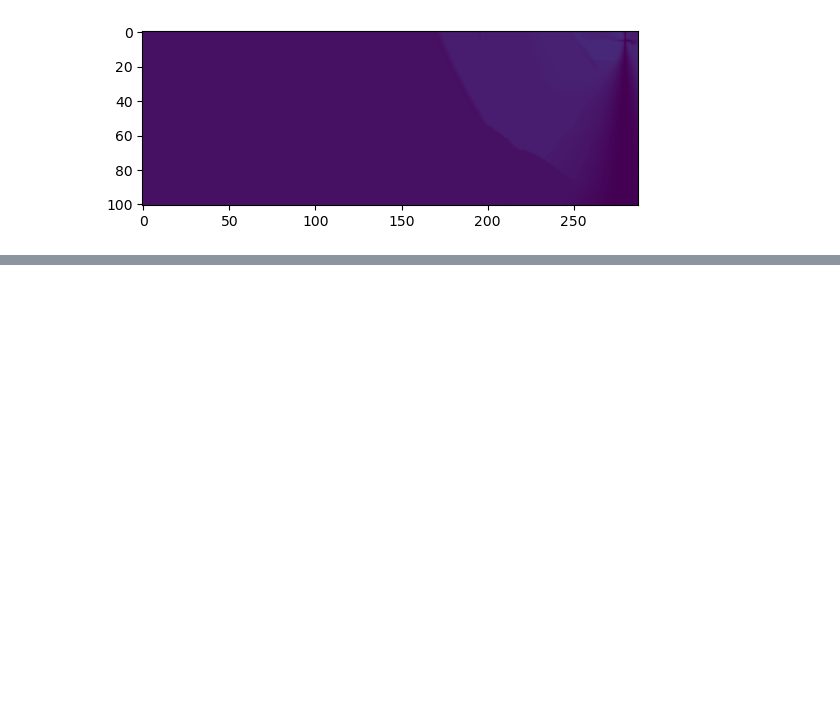
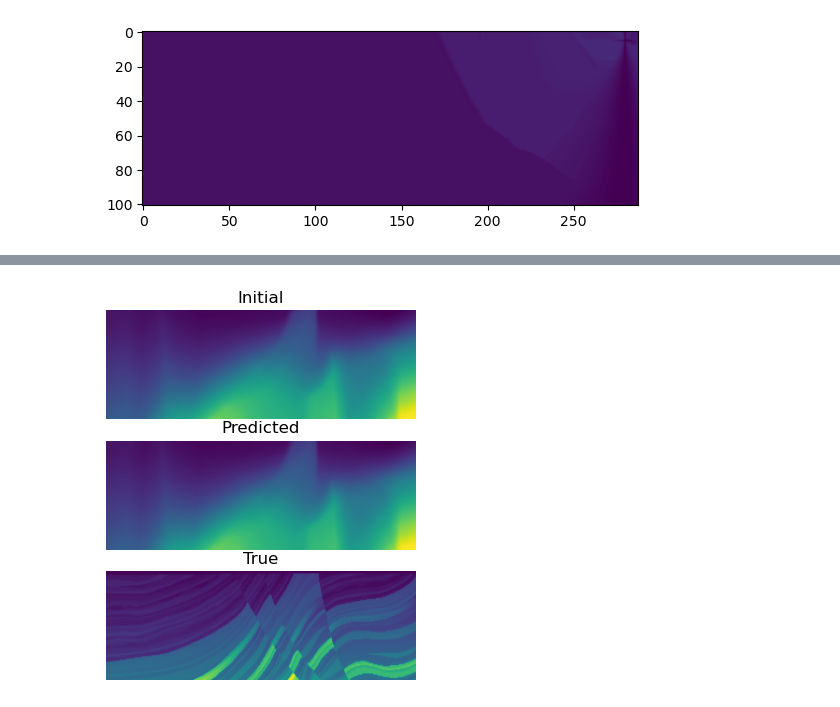
Before and after one commit to chenyk1990/mlnb, a Jupyter notebook: DL_PINN_tomo_pyekfmm.ipynb, the cells around one changed output, grey strips where cells are left out. Cells and saved outputs as stored; diff of their text form; code cells hidden in the pictures; blank space fills up the shorter version.

```diff
--- a/DL_PINN_tomo_pyekfmm.ipynb
+++ b/DL_PINN_tomo_pyekfmm.ipynb
@@ -639,0 +1163,38 @@ Epoch: 950, Loss: 0.0001062151146470569
+# %%
+args.plotting_factor=1
+args.depth_shift='n'
+
+if args.exp_function=='y':
+    rec_op = (1-np.exp((Z.reshape(nz,nx,len(id_sou_x))-z[args.zid_receiver])**args.exp_factor))
+else:
+    rec_op = Z.reshape(nz,nx,len(id_sou_x))
+
+input_wsrc = [i.ravel() for i in input_wsrc]
+pde_loader, ic = create_dataloader2d(input_wsrc, sx, np.ones_like(sx)*sz.reshape(-1,),
+                                   shuffle=False, fast_loader=True, device='cpu')
+v_pred = evaluate_velocity(v_model, pde_loader)
+
+tau_pred = evaluate_tau(tau_model, pde_loader)
+tau_pred = tau_pred.detach().numpy().reshape(nz,nx,len(id_sou_x))
+
+if args.factorization_type=='multiplicative':
+    t_pred = (taud.reshape(nz,nx,len(id_sou_x)) + rec_op*tau_pred)*T0.reshape(nz,nx,len(id_sou_x))
+else:
+    t_pred = taud.reshape(nz,nx,len(id_sou_x)) + rec_op*tau_pred.reshape(nz,nx,len(id_sou_x)) + T0.reshape(nz,nx,len(id_sou_x))
+
+v_init = evaluate_velocity(v_model, pde_loader)
+tau_init = evaluate_tau(tau_model, pde_loader)
+
+v_pred = v_pred.detach().numpy().reshape(nz,nx,len(id_sou_x))[:,:,0]
+v_init = v_init.detach().numpy().reshape(nz,nx,len(id_sou_x))[:,:,0]
+v_true = velmodel.reshape(Z.shape)[::1,:,0]
+
+T_data = numerical_traveltime2d_pyekfmm(vel, len(x), len(z), len(id_sou_x), xmin, zmin, deltax, deltaz, id_sou_x, id_sou_z)
+t_pred, T_data, T0 = t_pred*args.plotting_factor, T_data*args.plotting_factor, T0*args.plotting_factor
+tau_true = T_data.reshape(nz,nx,len(id_sou_x)) - T0.reshape(nz,nx,len(id_sou_x)) - taud.reshape(nz,nx,len(id_sou_x)).detach().numpy()
+tau_true = np.divide(
+        tau_true,
+        rec_op,
+        out=np.ones_like(Z.reshape(nz,nx,len(id_sou_x))),
+        where=Z.reshape(nz,nx,len(id_sou_x))!=0)
+T_true = rec_op*tau_true + (taud.reshape(nz,nx,len(id_sou_x)) + T0.reshape(nz,nx,len(id_sou_x))).detach().numpy()
@@ -639,0 +1224,9 @@ Epoch: 950, Loss: 0.0001062151146470569
+# %%
+plt.subplot(3,1,1);
+plt.imshow(v_init);plt.gca().axis('off');plt.title('Initial');
+plt.subplot(3,1,2);
+plt.imshow(v_pred);plt.gca().axis('off');plt.title('Predicted');
+plt.subplot(3,1,3);
+plt.imshow(v_true);plt.gca().axis('off');plt.title('True');
+# %% [output]
+[figure, added]
```
Also changed, not shown: parts of 30 cells of this notebook.
